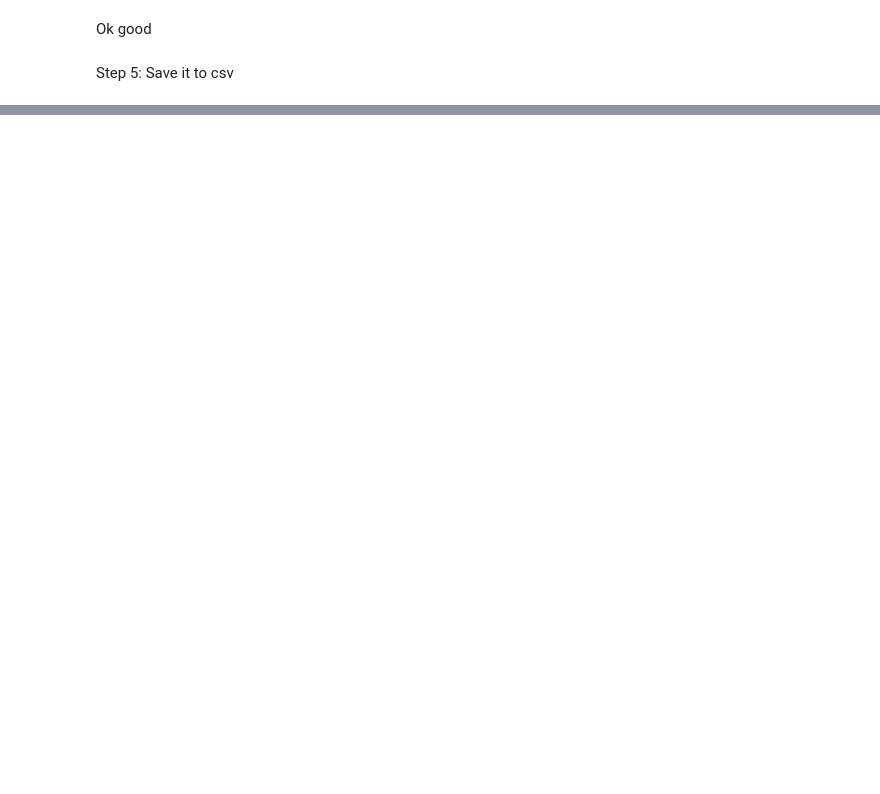
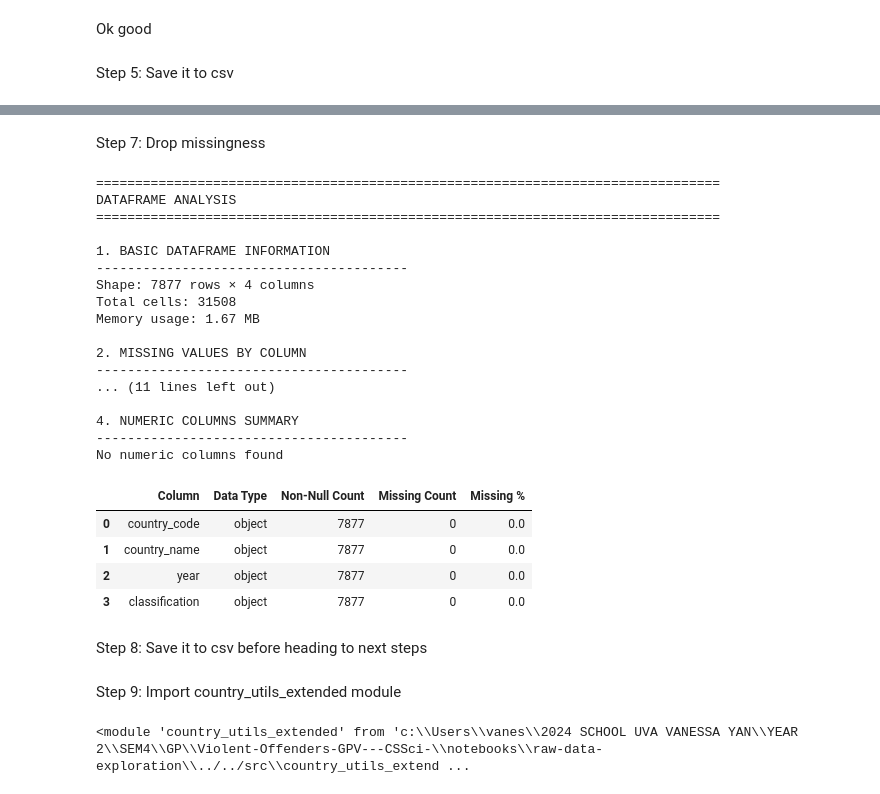
Before and after one commit to marfakozeletsUvA/Violent-Offenders-GPV---CSSci-, a Jupyter notebook: notebooks/raw-data-exploration/worldbank_income_classification_exploration.ipynb, the cells around one changed output, grey strips where cells are left out. Saved outputs shown, nothing was run; the diff lists cells and outputs as text; code cells hidden in the pictures; blank space fills up the shorter version.

```diff
--- a/notebooks/raw-data-exploration/worldbank_income_classification_exploration.ipynb
+++ b/notebooks/raw-data-exploration/worldbank_income_classification_exploration.ipynb
@@ -289,0 +355,31 @@ df_melted.to_csv('../../data/processed/unmapped_wb_income_classification.csv', i
+# %% [markdown]
+Step 7: Drop missingness
+# %%
+df_melted = df_melted.dropna()
+# %%
+analyze_dataframe(df_melted)
+# %% [output]
+================================================================================
+DATAFRAME ANALYSIS
+================================================================================
+
+1. BASIC DATAFRAME INFORMATION
+----------------------------------------
+Shape: 7877 rows × 4 columns
+Total cells: 31508
+Memory usage: 1.67 MB
+
+2. MISSING VALUES BY COLUMN
+----------------------------------------
+... (11 lines left out)
+
+4. NUMERIC COLUMNS SUMMARY
+----------------------------------------
+No numeric columns found
+|  | Column | Data Type | Non-Null Count | Missing Count | Missing % |
+| 0 | country_code | object | 7877 | 0 | 0.0 |
+| 1 | country_name | object | 7877 | 0 | 0.0 |
+| 2 | year | object | 7877 | 0 | 0.0 |
+| 3 | classification | object | 7877 | 0 | 0.0 |
+# %% [markdown]
+Step 8: Save it to csv before heading to next steps
@@ -289,0 +388,14 @@ df_melted.to_csv('../../data/processed/unmapped_wb_income_classification.csv', i
+# %% [markdown]
+Step 9: Import country_utils_extended module
+# %%
+import sys
+import pandas as pd
+
+# sys.path.append("C:\\Users\\vanes\\2024 SCHOOL UVA VANESSA YAN\\YEAR 2\\SEM4\\GP\\Violent-Offenders-GPV---CSSci-\\src")
+sys.path.append("../../src")
+
+import importlib
+import country_utils_extended as cs
+importlib.reload(cs)
+# %% [output]
+<module 'country_utils_extended' from 'c:\\Users\\vanes\\2024 SCHOOL UVA VANESSA YAN\\YEAR 2\\SEM4\\GP\\Violent-Offenders-GPV---CSSci-\\notebooks\\raw-data-exploration\\../../src\\country_utils_extend ...
```
Also changed, not shown: parts of 19 cells of this notebook, 5 other files.
